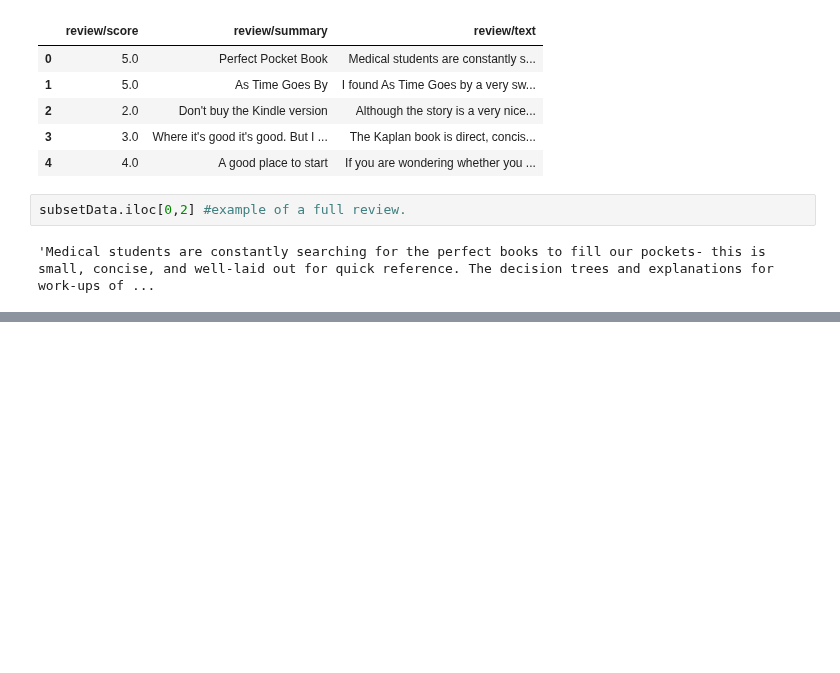
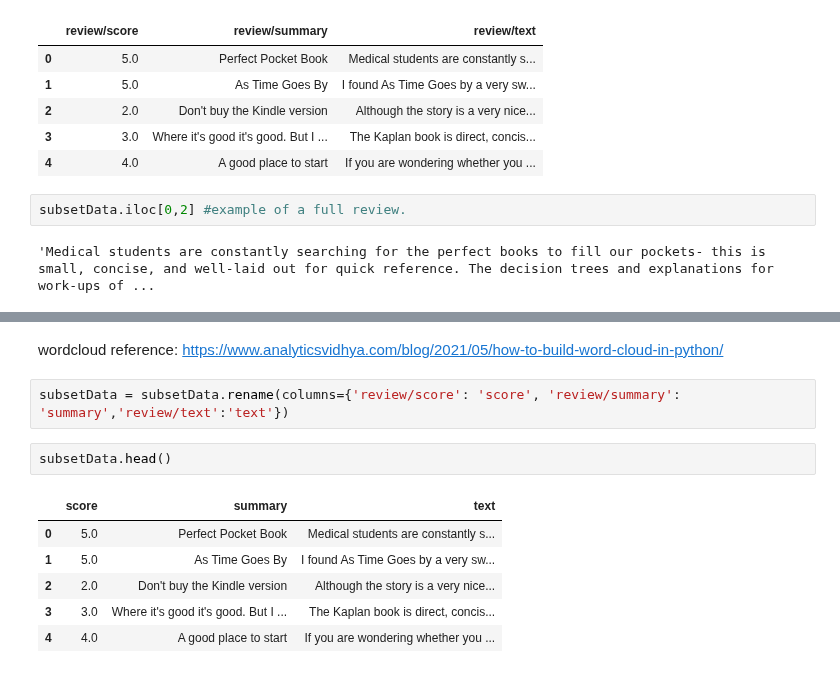
Before and after one commit to XinnGuan/DST_Assessment2, a Jupyter notebook: Xin/Untitled.ipynb, the cells around one changed output, grey strips where cells are left out. Drawn from its saved outputs; the diff is of its cells as text; blank space fills up the shorter version.

```diff
--- a/Xin/Untitled.ipynb
+++ b/Xin/Untitled.ipynb
@@ -97,3 +96,16 @@ fig.show()
 # %% [output]
 [interactive output not drawn]
 [interactive output not drawn]
+# %% [markdown]
+wordcloud reference: https://www.analyticsvidhya.com/blog/2021/05/how-to-build-word-cloud-in-python/
+# %%
+subsetData = subsetData.rename(columns={'review/score': 'score', 'review/summary': 'summary','review/text':'text'})
+# %%
+subsetData.head()
+# %% [output]
+|  | score | summary | text |
+| 0 | 5.0 | Perfect Pocket Book | Medical students are constantly s... |
+| 1 | 5.0 | As Time Goes By | I found As Time Goes by a very sw... |
+| 2 | 2.0 | Don't buy the Kindle version | Although the story is a very nice... |
+| 3 | 3.0 | Where it's good it's good. But I ... | The Kaplan book is direct, concis... |
+| 4 | 4.0 | A good place to start | If you are wondering whether you ... |
```
Also changed, not shown: parts of 5 cells of this notebook.
